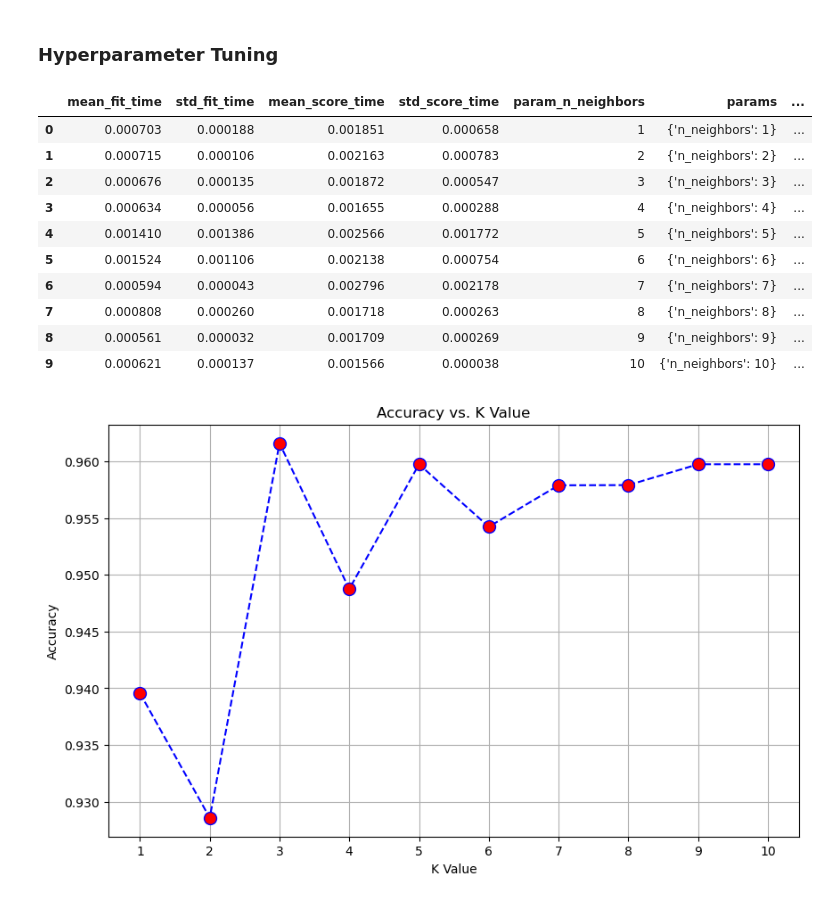
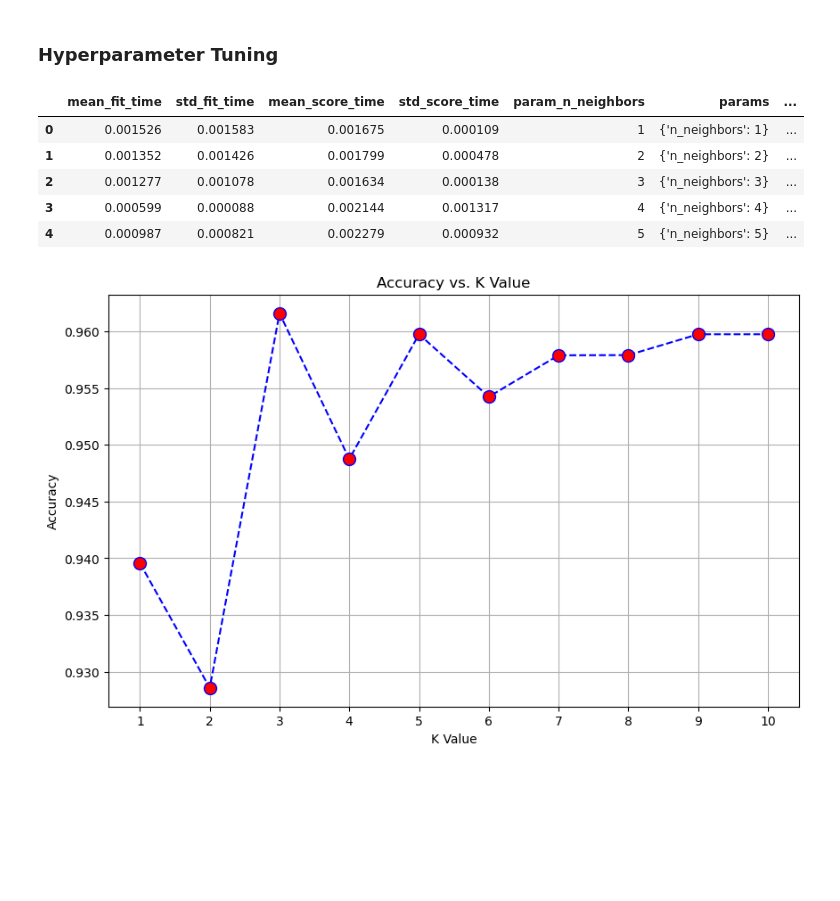
Before and after one commit to sarvesh-selvam/Breast-Cancer-Prediction, a Jupyter notebook: Breast Cancer Prediction (Code).ipynb, the cells around one changed output. Drawn from its saved outputs; the diff is of its cells as text; code cells hidden in the pictures; blank space fills up the shorter version.

```diff
--- a/Breast Cancer Prediction (Code).ipynb
+++ b/Breast Cancer Prediction (Code).ipynb
@@ -386,28 +386,23 @@ weighted avg       0.98      0.98      0.98       137
 # %%
 from sklearn.model_selection import GridSearchCV
 
 # Define hyperparameters grid for each classifier
 knn_param_grid = {'n_neighbors': list(range(1, 11))}
 
 # GridSearchCV for each classifier
 knn_grid_search = GridSearchCV(KNeighborsClassifier(), knn_param_grid, scoring='accuracy')
 
 knn_grid_search.fit(X_train, y_train)
 
 knn_results = pd.DataFrame(knn_grid_search.cv_results_)
-knn_results
+knn_results.head()
 # %% [output]
 |  | mean_fit_time | std_fit_time | mean_score_time | std_score_time | param_n_neighbors | params | ... |
-| 0 | 0.000703 | 0.000188 | 0.001851 | 0.000658 | 1 | {'n_neighbors': 1} | ... |
-| 1 | 0.000715 | 0.000106 | 0.002163 | 0.000783 | 2 | {'n_neighbors': 2} | ... |
-| 2 | 0.000676 | 0.000135 | 0.001872 | 0.000547 | 3 | {'n_neighbors': 3} | ... |
-| 3 | 0.000634 | 0.000056 | 0.001655 | 0.000288 | 4 | {'n_neighbors': 4} | ... |
-| 4 | 0.001410 | 0.001386 | 0.002566 | 0.001772 | 5 | {'n_neighbors': 5} | ... |
-| 5 | 0.001524 | 0.001106 | 0.002138 | 0.000754 | 6 | {'n_neighbors': 6} | ... |
-| 6 | 0.000594 | 0.000043 | 0.002796 | 0.002178 | 7 | {'n_neighbors': 7} | ... |
-| 7 | 0.000808 | 0.000260 | 0.001718 | 0.000263 | 8 | {'n_neighbors': 8} | ... |
-| 8 | 0.000561 | 0.000032 | 0.001709 | 0.000269 | 9 | {'n_neighbors': 9} | ... |
-| 9 | 0.000621 | 0.000137 | 0.001566 | 0.000038 | 10 | {'n_neighbors': 10} | ... |
+| 0 | 0.001526 | 0.001583 | 0.001675 | 0.000109 | 1 | {'n_neighbors': 1} | ... |
+| 1 | 0.001352 | 0.001426 | 0.001799 | 0.000478 | 2 | {'n_neighbors': 2} | ... |
+| 2 | 0.001277 | 0.001078 | 0.001634 | 0.000138 | 3 | {'n_neighbors': 3} | ... |
+| 3 | 0.000599 | 0.000088 | 0.002144 | 0.001317 | 4 | {'n_neighbors': 4} | ... |
+| 4 | 0.000987 | 0.000821 | 0.002279 | 0.000932 | 5 | {'n_neighbors': 5} | ... |
 # %%
 # Plotting
 
```
Also changed, not shown: parts of 10 cells of this notebook.
